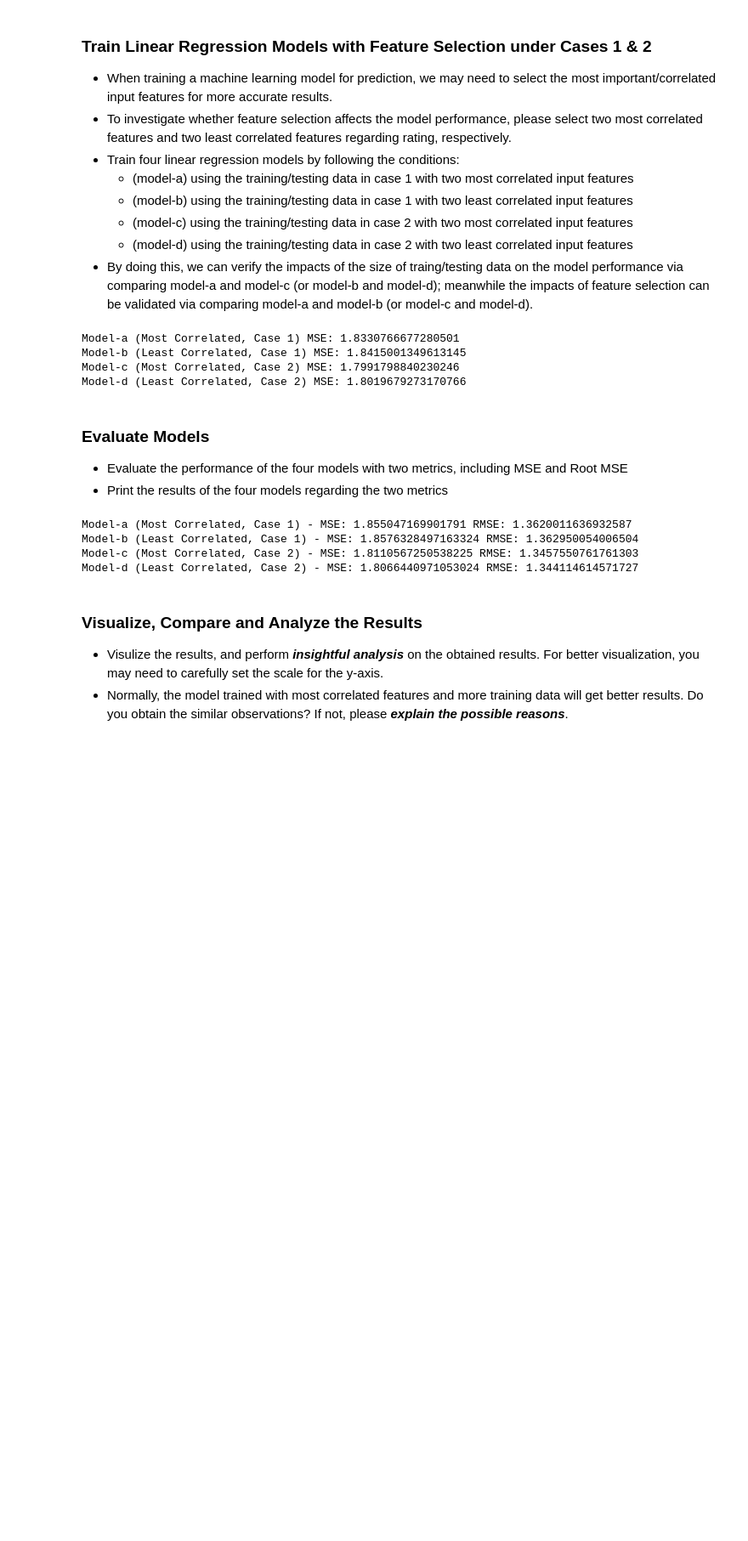
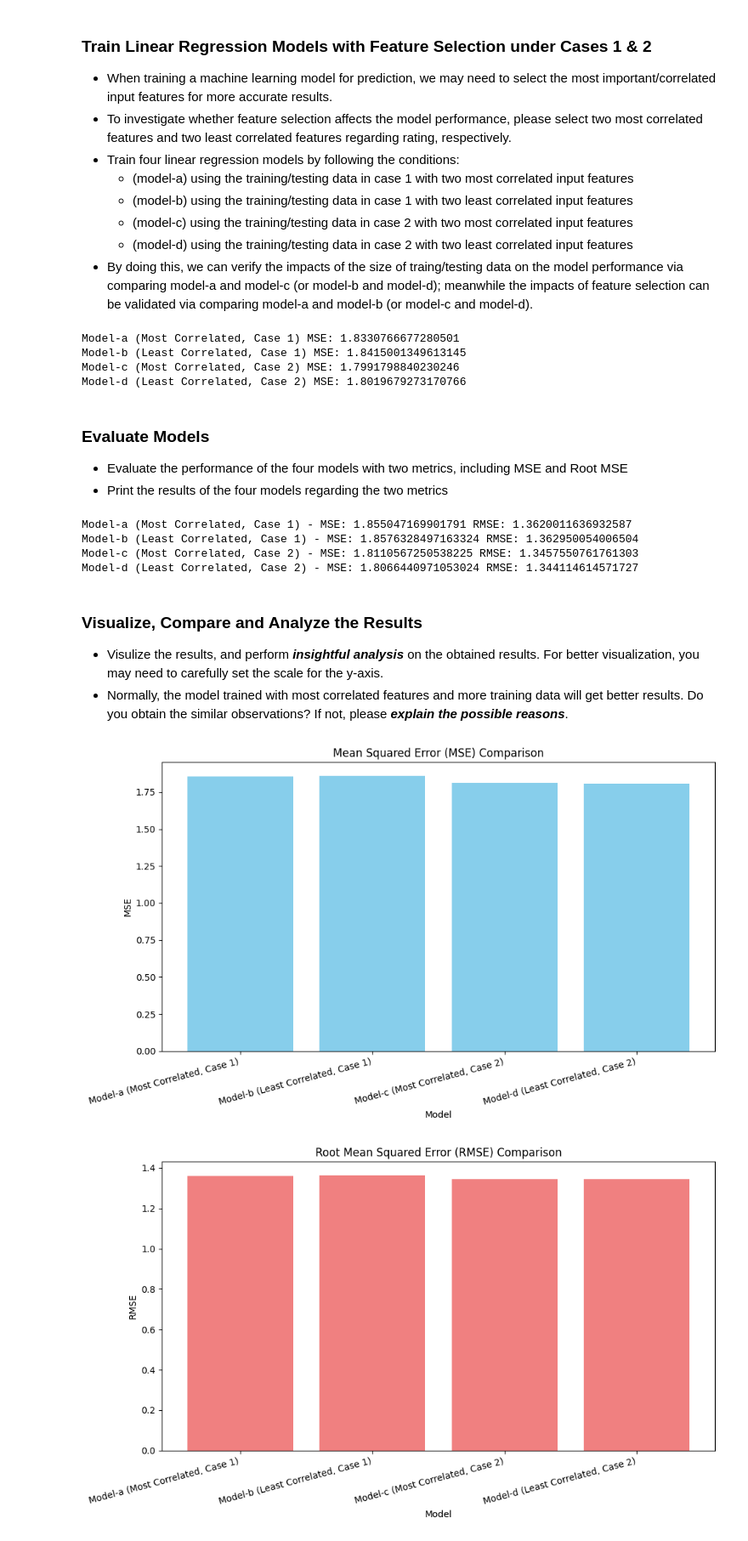
Before and after one commit to usamashah24/Assignment-3, a Jupyter notebook: Portfolio_2_questions.ipynb, the cells around one changed output. Shown: that part at 85% size. Saved outputs shown, nothing was run; the diff lists cells and outputs as text; code cells hidden in the pictures; blank space fills up the shorter version.

Commit message:
Visualisation

```diff
--- a/Portfolio_2_questions.ipynb
+++ b/Portfolio_2_questions.ipynb
@@ -283,3 +283,33 @@ Model-d (Least Correlated, Case 2) - MSE: 1.8066440971053024 RMSE: 1.34411461457
 ### Visualize, Compare and Analyze the Results
 * Visulize the results, and perform ___insightful analysis___ on the obtained results. For better visualization, you may need to carefully set the scale for the y-axis.
 * Normally, the model trained with most correlated features and more training data will get better results. Do you obtain the similar observations? If not, please ___explain the possible reasons___.
+# %%
+import matplotlib.pyplot as plt
+
+mse_values = [1.855, 1.858, 1.811, 1.807]
+rmse_values = [1.362, 1.363, 1.346, 1.344]
+model_names = ["Model-a (Most Correlated, Case 1)", "Model-b (Least Correlated, Case 1)",
+               "Model-c (Most Correlated, Case 2)", "Model-d (Least Correlated, Case 2)"]
+
+# Create a bar plot for MSE
+plt.figure(figsize=(10, 6))
+plt.bar(model_names, mse_values, color='skyblue')
+plt.xlabel('Model')
+plt.ylabel('MSE')
+plt.title('Mean Squared Error (MSE) Comparison')
+plt.xticks(rotation=15, ha='right')
+plt.tight_layout()
+plt.show()
+
+# Create a bar plot for RMSE
+plt.figure(figsize=(10, 6))
+plt.bar(model_names, rmse_values, color='lightcoral')
+plt.xlabel('Model')
+plt.ylabel('RMSE')
+plt.title('Root Mean Squared Error (RMSE) Comparison')
+plt.xticks(rotation=15, ha='right')
+plt.tight_layout()
+plt.show()
+# %% [output]
+[figure, added]
+[figure, added]
```
